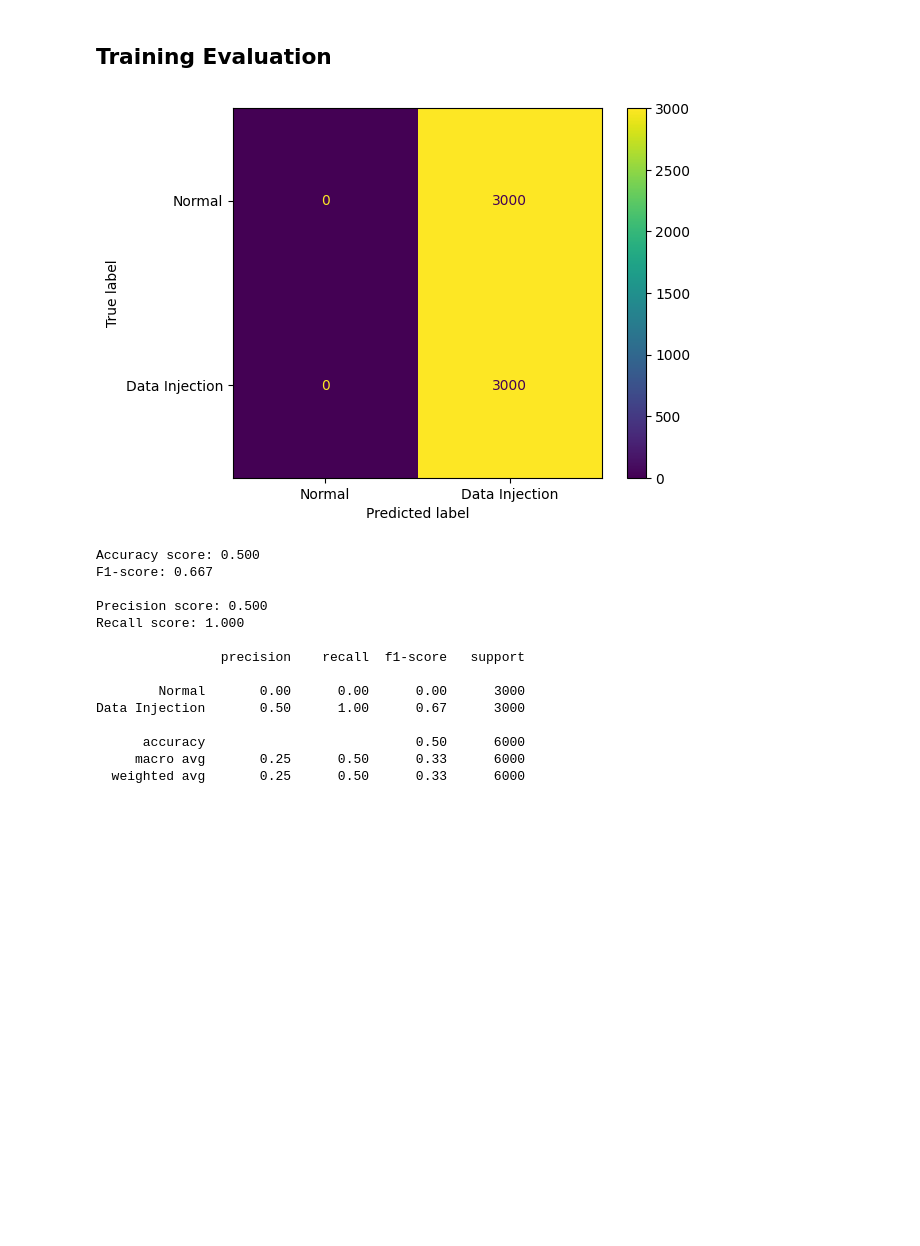
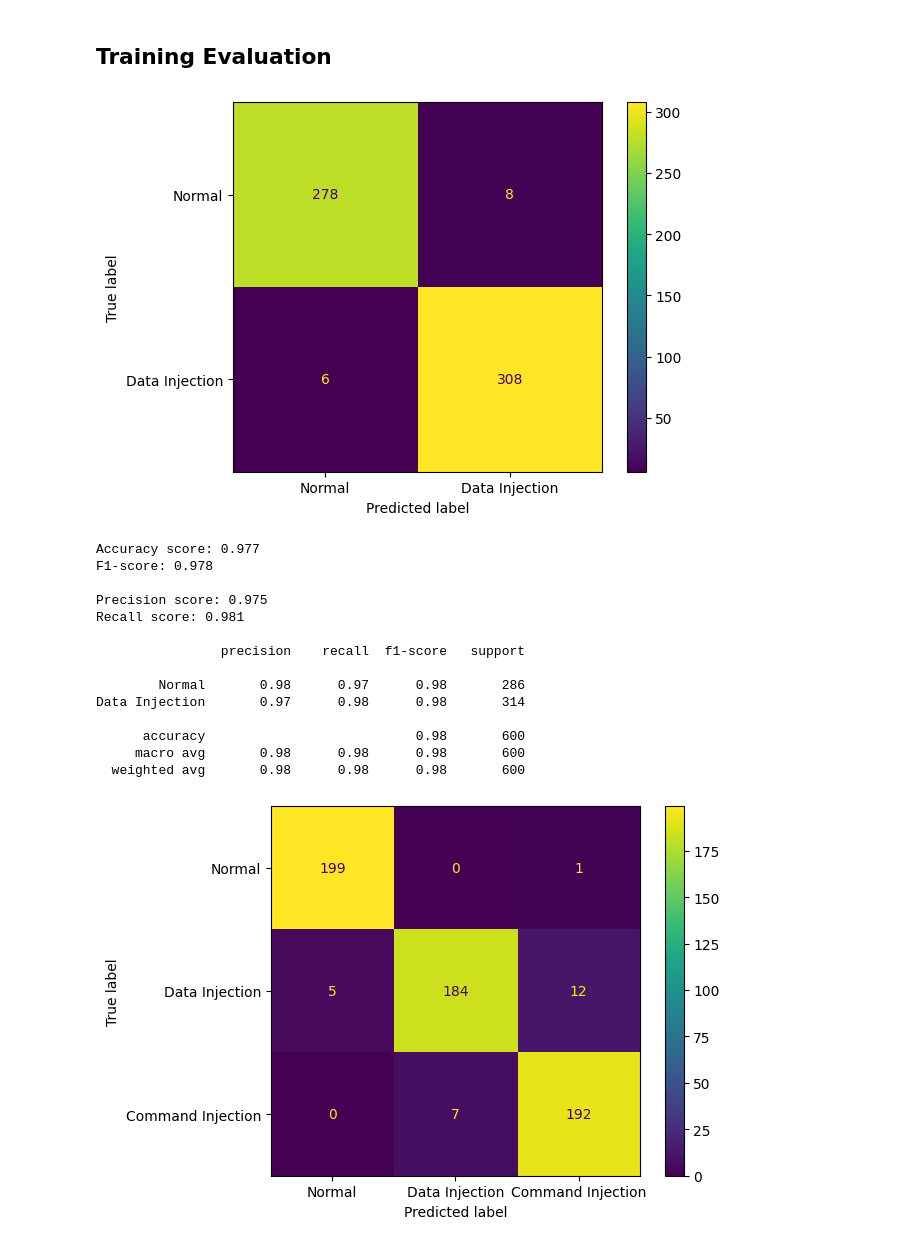
Before and after one commit to dopedud/COMP3217-CW2, a Jupyter notebook: source_code.ipynb, the cells around one changed output. Saved outputs shown, nothing was run; the diff lists cells and outputs as text; code cells hidden in the pictures; blank space fills up the shorter version.

Commit message:
change model to random forest classifier

```diff
--- a/source_code.ipynb
+++ b/source_code.ipynb
@@ -58,11 +58,21 @@ multi_dataset_training.describe()
 # %% [markdown]
 ## Seperate Features and Labels
 # %%
+from sklearn.model_selection import train_test_split
+
 binary_X_training = binary_dataset_training.iloc[:, :-1]
 binary_Y_training = binary_dataset_training.iloc[:, -1]
 
 multi_X_training = multi_dataset_training.iloc[:, :-1]
 multi_Y_training = multi_dataset_training.iloc[:, -1]
+
+binary_X_training, binary_X_validation, binary_Y_training, binary_Y_validation = train_test_split(
+    binary_X_training, binary_Y_training, test_size = .1, random_state = 42
+)
+
+multi_X_training, multi_X_validation, multi_Y_training, multi_Y_validation = train_test_split(
+    multi_X_training, multi_Y_training, test_size = .1, random_state = 42
+)
 # %% [markdown]
 ## ML Training
 # %%
@@ -76,14 +87,14 @@ from sklearn.svm import SVC
 # clf_binary = DummyClassifier(strategy = 'uniform')
 # clf_multi = DummyClassifier(strategy = 'uniform')
 # %%
-clf_binary = MLPClassifier(solver = 'sgd')
-# clf_multi = SVC()
+clf_binary = RandomForestClassifier()
+clf_multi = RandomForestClassifier()
 
 clf_binary.fit(binary_X_training, binary_Y_training)
 binary_Y_testing = clf_binary.predict(binary_X_testing)
 
-# clf_multi.fit(multi_X_training, multi_Y_training)
-# multi_Y_testing = clf_multi.predict(multi_X_testing)
+clf_multi.fit(multi_X_training, multi_Y_training)
+multi_Y_testing = clf_multi.predict(multi_X_testing)
 # %%
 # parameter_grid_binary = {
 #     EDIT PARAMETERS HERE
@@ -126,47 +135,48 @@ def print_metrics(Y_test, predicted, labels):
 
     plt.show()
 
     print()
 
     print("Accuracy score: %.3f" % accuracy_score(Y_test, predicted))
 
     if (len(labels) > 2):
         print("F1-score: %.3f" % f1_score(Y_test, predicted, average = 'macro'))
 
         print()
 
         print("Precision score: %.3f" % precision_score(Y_test, predicted, average = 'macro'))
         print("Recall score: %.3f" % recall_score(Y_test, predicted, average = 'macro'))
 
     else:
         print("F1-score: %.3f" % f1_score(Y_test, predicted))
 
         print()
 
         print("Precision score: %.3f" % precision_score(Y_test, predicted))
         print("Recall score: %.3f" % recall_score(Y_test, predicted))
 
     print()
 
     print(classification_report(Y_test, predicted, target_names = labels))
 
     print()
 
-print_metrics(binary_Y_training, clf_binary.predict(binary_X_training), ['Normal', 'Data Injection'])
-# print_metrics(multi_Y_training, clf_multi.predict(multi_X_training), ['Normal', 'Data Injection', 'Command Injection'])
+print_metrics(binary_Y_validation, clf_binary.predict(binary_X_validation), ['Normal', 'Data Injection'])
+print_metrics(multi_Y_validation, clf_multi.predict(multi_X_validation), ['Normal', 'Data Injection', 'Command Injection'])
 # %% [output]
-[figure, old version]
+[figure, new version]
-Accuracy score: 0.500
-F1-score: 0.667
+Accuracy score: 0.977
+F1-score: 0.978
 
-Precision score: 0.500
-Recall score: 1.000
+Precision score: 0.975
+Recall score: 0.981
 
                 precision    recall  f1-score   support
 
-        Normal       0.00      0.00      0.00      3000
-Data Injection       0.50      1.00      0.67      3000
+        Normal       0.98      0.97      0.98       286
+Data Injection       0.97      0.98      0.98       314
 
-      accuracy                           0.50      6000
-     macro avg       0.25      0.50      0.33      6000
-  weighted avg       0.25      0.50      0.33      6000
+      accuracy                           0.98       600
+     macro avg       0.98      0.98      0.98       600
+  weighted avg       0.98      0.98      0.98       600
+[figure, added]
```
Also changed, not shown: parts of 4 cells of this notebook, 3 other files.
